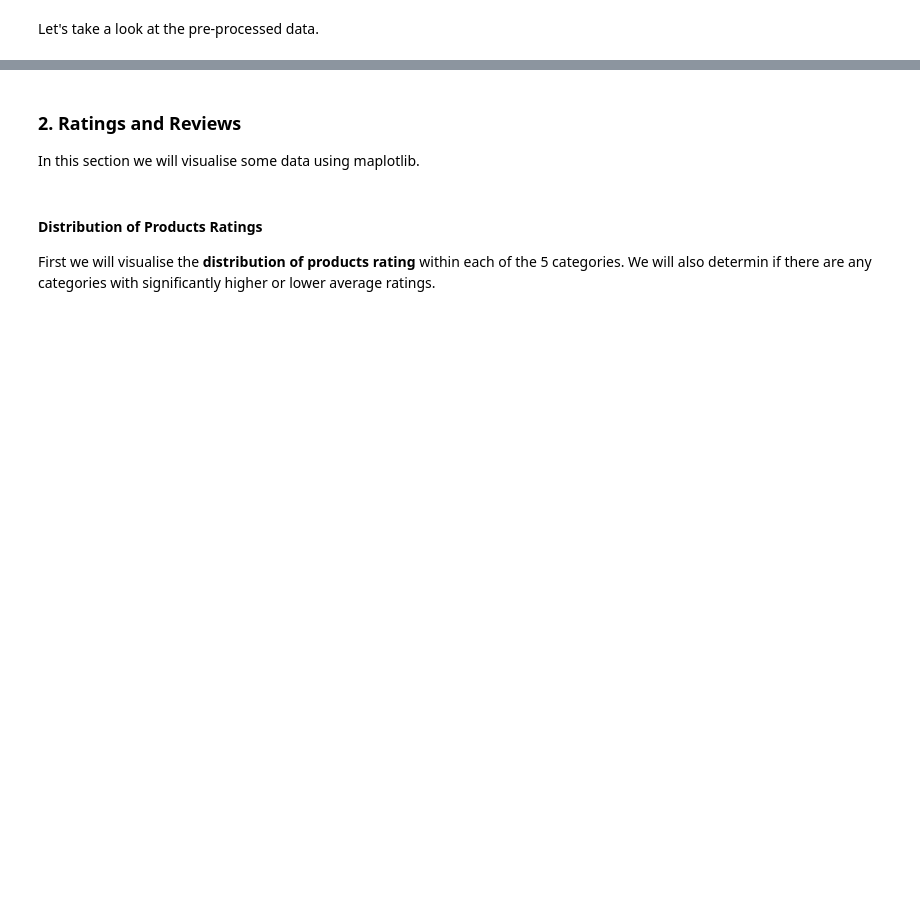
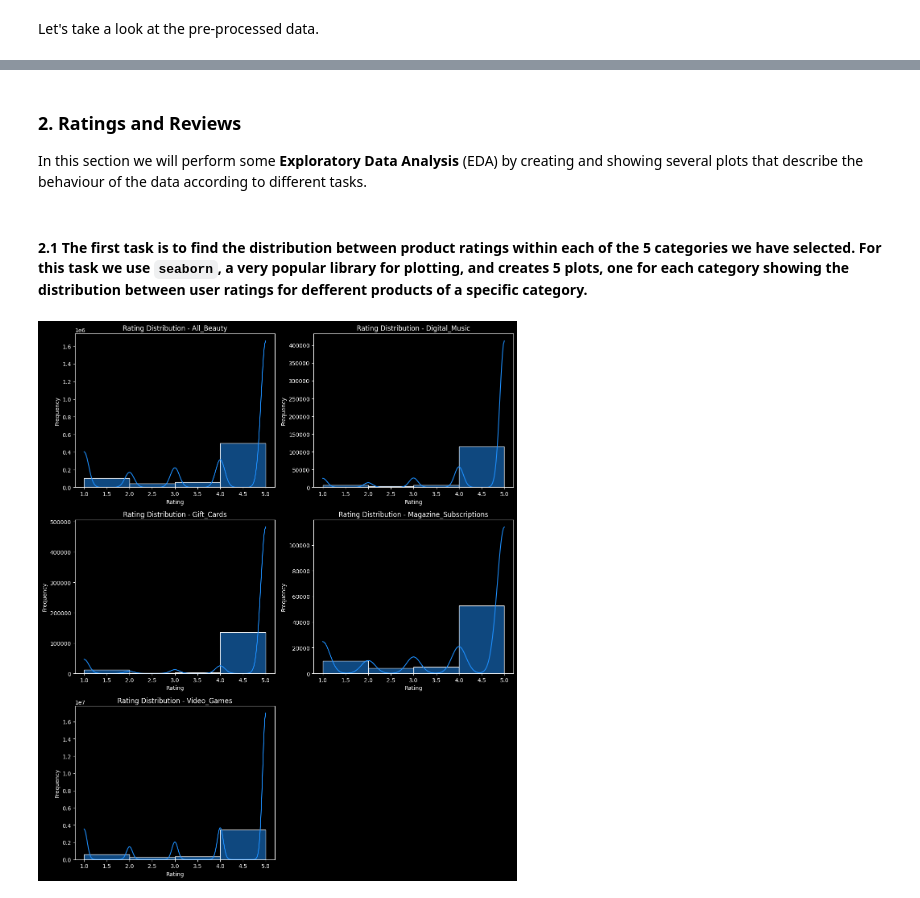
Before and after one commit to AntonisZks/Data-Mining, a Jupyter notebook: Notebooks/data_mining_assignment.ipynb, the cells around one changed output, grey strips where cells are left out. Drawn from its saved outputs; the diff is of its cells as text; code cells hidden in the pictures; blank space fills up the shorter version.

Commit message:
Finished with the first task

```diff
--- a/Notebooks/data_mining_assignment.ipynb
+++ b/Notebooks/data_mining_assignment.ipynb
@@ -116,12 +136,12 @@ def construct_csv_files(categories, datasets, max_records=100, output_dir="outpu
 
     return categories_dictionaries
 # %%
-data_path = "../data" # Path to save the CSV files
+data_path = "../data/raw" # Path to save the CSV files
 
 print("\nConstructing CSV files for review datasets...")
-review_dictionaries = construct_csv_files(categories, review_datasets, max_records=1000, output_dir=f"{data_path}/review")
+review_dictionaries = construct_csv_files(categories, review_datasets, max_records=RECORDS_COUNT, output_dir=f"{data_path}/review")
 
 print("\nConstructing CSV files for meta datasets...")
-meta_dictionaries = construct_csv_files(categories, meta_datasets, max_records=1000, output_dir=f"{data_path}/meta")
+meta_dictionaries = construct_csv_files(categories, meta_datasets, max_records=RECORDS_COUNT, output_dir=f"{data_path}/meta")
 # %% [output]
 Constructing CSV files for review datasets...
@@ -206,8 +223,0 @@ First we will make sure our dataframes doesn't contain duplicates
-# %%
-# Drop duplicates in the all dataframes
-for mode in ['review', 'meta']:
-    print(f"\nDropping duplicates in {mode} data...")
-    for category in categories:
-        dataframes[mode][category].drop_duplicates(inplace=True)
-        dataframes[mode][category].reset_index(drop=True, inplace=True)
-        print(f" - Dropped duplicates in {mode} data for category '{category}'")
@@ -345,6 +353,9 @@ def normalize_prices(dataframe):
     Normalizes the prices in a given dataframe, using min-max normalization (scaling to [0, 1]),
     and creating a new column 'normalized_price' to store the normalized values'.
     '''
+    # Ensure the 'price' column is numeric
+    dataframe['price'] = dataframe['price'].replace('—', 0.0)
+    dataframe['price'] = pd.to_numeric(dataframe['price'])
     min_price, max_price = dataframe['price'].min(), dataframe['price'].max()
     if min_price == max_price:
         dataframe['normalized_price'] = 0.0
@@ -432,6 +447,8 @@ def preprocess_text(text):
     Preprocesses the text by removing special characters, converting to lowercase,
     and removing stop-words.
     '''
+    if not isinstance(text, str):
+        return ''
 
     # 1. Lowercase the text and remove punctuation
     text = text.lower()
@@ -500,7 +538,29 @@ dataframes['meta']['All_Beauty'].head()
 | 4 | All Beauty | Precision Plunger Bars for Cartri... | 4.3 | 7 | ['Material: 304 Stainless Steel; ... | ['The Precision Plunger Bars are ... | 0.0 | {'hi_res': [None], 'large': ['htt... | ... |
 # %% [markdown]
 ### 2. Ratings and Reviews
-In this section we will visualise some data using maplotlib.
+In this section we will perform some **Exploratory Data Analysis** (EDA) by creating and showing several plots that describe the behaviour of the data according to different tasks.
-# %% [markdown]
-#### Distribution of Products Ratings
-First we will visualise the **distribution of products rating** within each of the 5 categories. We will also determin if there are any categories with significantly higher or lower average ratings.
+# %% [markdown]
+#### 2.1 The first task is to find the distribution between product ratings within each of the 5 categories we have selected. For this task we use `seaborn`, a very popular library for plotting, and creates **5 plots**, one for each category showing the distribution between user ratings for defferent products of a specific category.
+# %%
+import matplotlib.pyplot as plt
+import seaborn as sns
+
+# Create a histogram for the rating distribution of each category
+fig, axes = plt.subplots(3, 2, figsize=(12, 14))
+axes = axes.flatten()
+
+# Plot the rating distribution for each category
+for i, category in enumerate(categories):
+    sns.histplot(dataframes['review'][category]['rating'], bins=4, kde=True, ax=axes[i], color='dodgerblue', stat='frequency')
+    axes[i].set_title(f"Rating Distribution - {category}")
+    axes[i].set_xlabel("Rating")
+    axes[i].set_ylabel("Frequency")
+
+# Hide any unused subplot axes
+for j in range(len(categories), len(axes)):
+    axes[j].axis('off')
+
+plt.tight_layout()
+plt.show()
+# %% [output]
+[figure, added]
```
Also changed, not shown: parts of 33 cells of this notebook.
